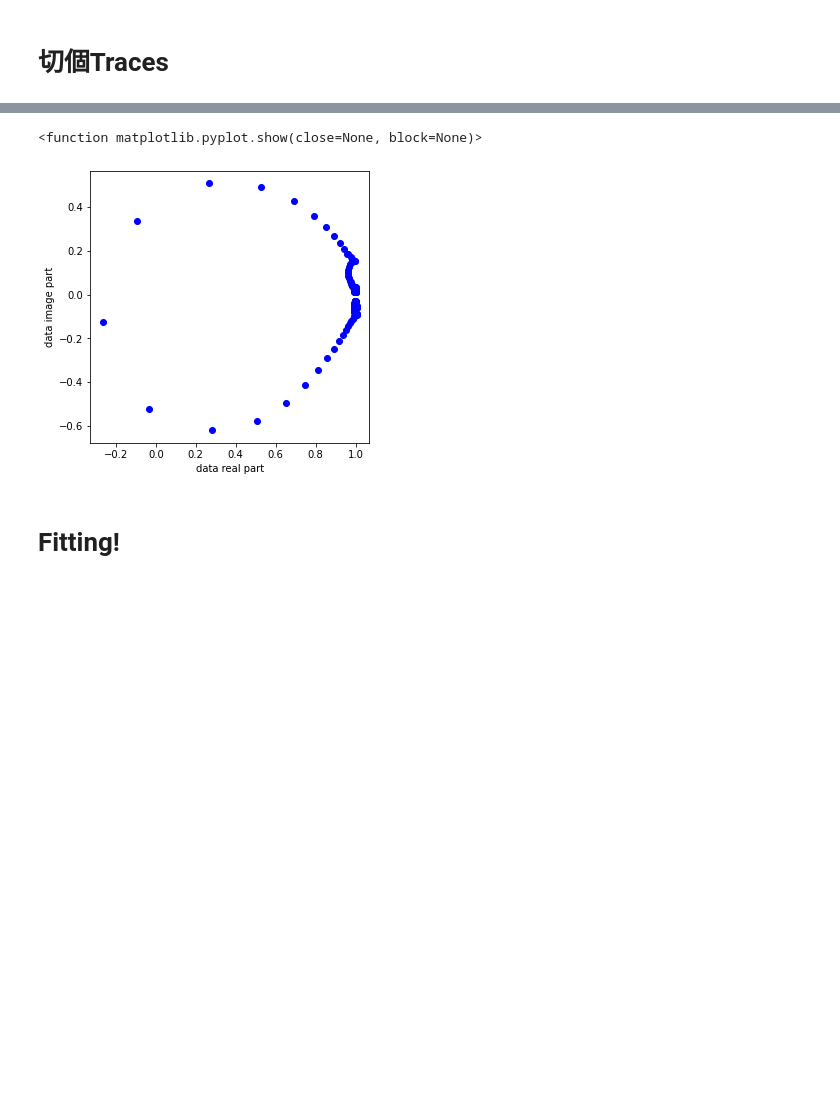
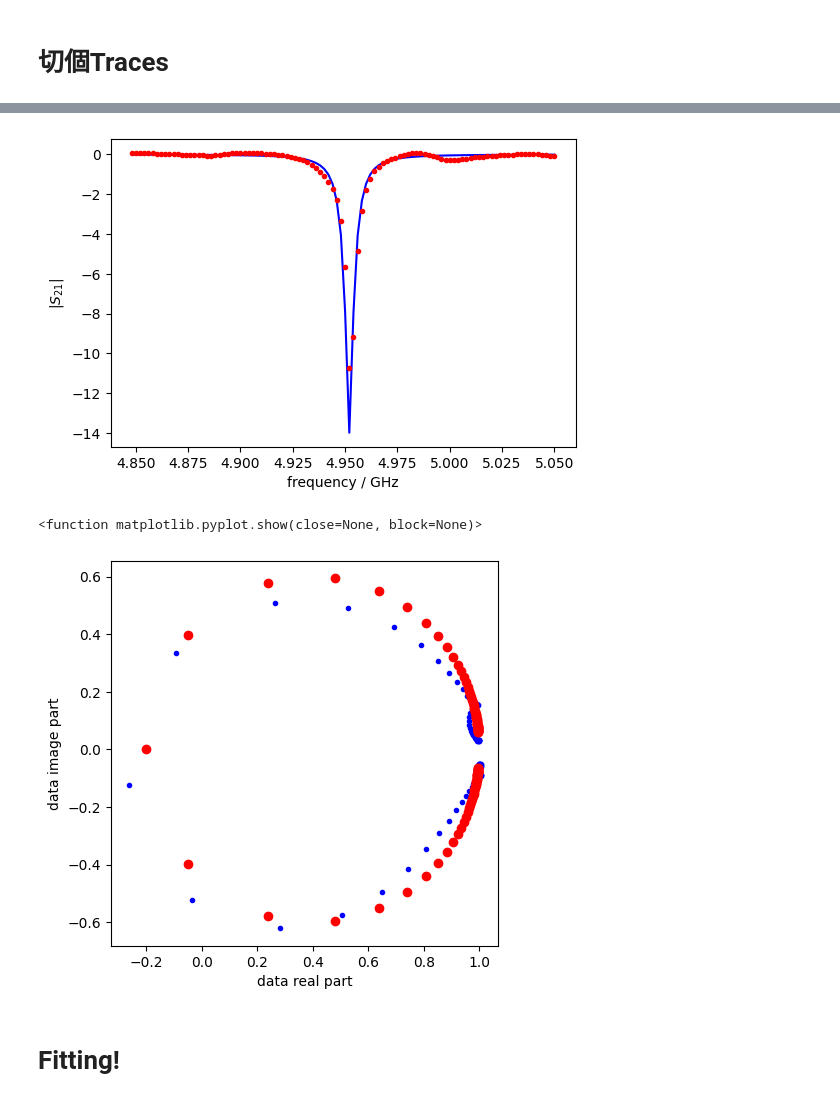
Before and after one commit to Nick1467/Mirror, a Jupyter notebook: quick_scale.ipynb, the cells around one changed output, grey strips where cells are left out. Drawn from its saved outputs; the diff is of its cells as text; code cells hidden in the pictures; blank space fills up the shorter version.

```diff
--- a/quick_scale.ipynb
+++ b/quick_scale.ipynb
@@ -114,13 +114,35 @@ plt.show
-# %%
-plt.figure(figsize=(5,5))
-plt.plot(np.real(data[:, trace_no:trace_no+1])[screen], np.imag(data[:, trace_no:trace_no+1])[screen],'bo')
-plt.xlabel('data real part')
-plt.ylabel('data image part')
-plt.title
-plt.show
-# %% [output]
-<function matplotlib.pyplot.show(close=None, block=None)>
-[figure, removed]
+# %%
+def s11_ttest( omega, omega_m, alpha, kappa):
+    Gamma = (alpha + kappa )/ 2
+    s11 =( 1 - (kappa / (Gamma - 1j*(omega - omega_m))))
+    return (s11)
+
+omega = frq[screen]/1e+9
+omega_m = 4.952
+alpha = 0.0042
+kappa = 0.0063
+test = s11_ttest( omega, omega_m, alpha, kappa)
+
+plt.figure(figsize= (6,4))
+
+plt.plot(frq[screen]/1e+9, 20*np.log10(abs(test)), 'b-')
+plt.plot(frq[screen]/1e+9, 20*np.log10(abs( data[:, trace_no:trace_no+1])[screen]), 'r .')
+plt.xlabel( 'frequency / GHz')
+plt.ylabel('$|S_{21}|$')
+plt.show()
+
+
+plt.figure(figsize=(5,5))
+plt.plot(np.real(data[:, trace_no:trace_no+1])[screen], np.imag(data[:, trace_no:trace_no+1])[screen],'b.')
+plt.plot(np.real(test), np.imag(test),'ro')
+plt.xlabel('data real part')
+plt.ylabel('data image part')
+plt.title
+plt.show
+# %% [output]
+[figure, added]
+<function matplotlib.pyplot.show(close=None, block=None)>
+[figure, added]
 # %% [markdown]
 # Fitting!
 # %%
```
Also changed, not shown: parts of 6 cells of this notebook, 2 other files.
